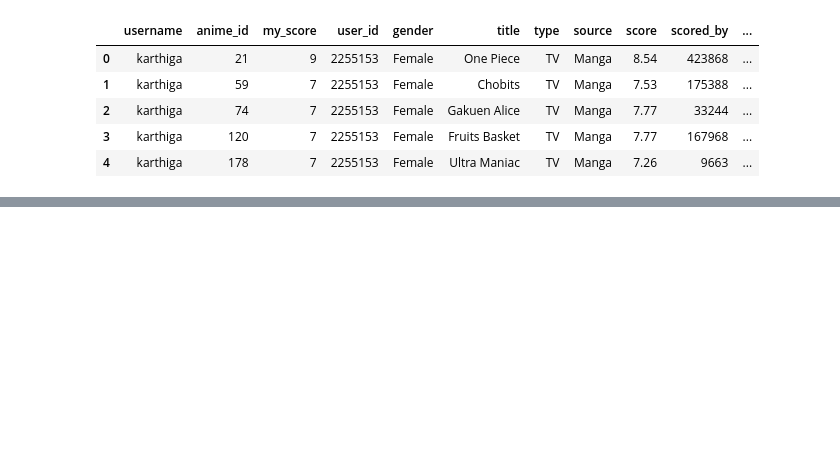
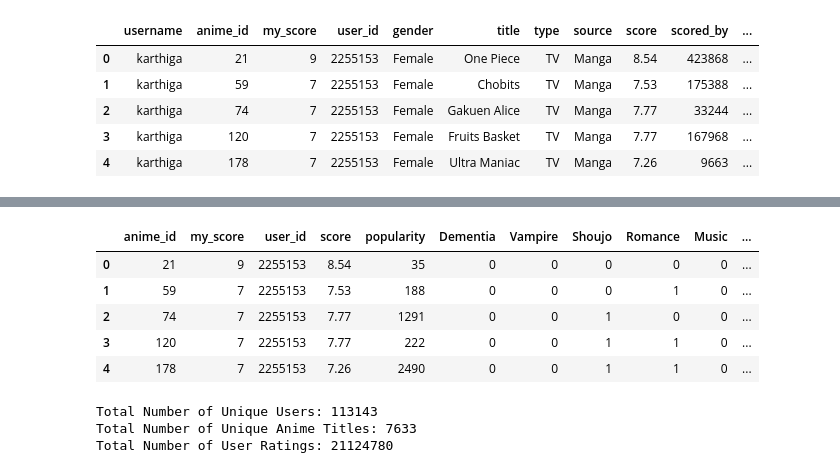
Before and after one commit to jchen257/CSE158_Assignment_2, a Jupyter notebook: anime.ipynb, the cells around one changed output, grey strips where cells are left out. Cells and saved outputs as stored; diff of their text form; code cells hidden in the pictures; blank space fills up the shorter version.

```diff
--- a/anime.ipynb
+++ b/anime.ipynb
@@ -203,6 +167,8 @@ Total Number of User Ratings: 23703692
 # plt.legend(title='Gender', fontsize=12, title_fontsize=14)
 # plt.tight_layout()
 # plt.show()
+# %%
+df = pd.read_csv('data/anime_dataset_encoded.csv')
 # %%
 df.head()
 # %% [output]
@@ -214,0 +289,23 @@ df.head()
+# %%
+# Create columns for each genre with 1 or 0
+for genre in unique_genres:
+    df[genre] = df['genre'].apply(lambda x: 1 if genre in x else 0)
+
+gender_values = ['Male', 'Female', 'Non-Binary']
+for gender in gender_values:
+    df[f'gender_{gender}'] = df['gender'].apply(lambda x: 1 if x == gender else 0)
+
+df.drop('scored_by', axis=1, inplace = True)
+df.drop('source', axis=1, inplace = True)
+df.drop('rank', axis=1, inplace = True)
+df_unique = df.drop_duplicates(subset='anime_id')
+
+anime_dict = dict(zip(df_unique['anime_id'], df_unique['title']))
+
+anime_dict
+
+df_unique_user = df.drop_duplicates(subset='username')
+
+user_dict = dict(zip(df_unique_user['user_id'], df_unique_user['username']))
+
+user_dict
@@ -214,0 +332,6 @@ df.head()
+# %%
+df.drop('title', axis=1, inplace = True)
+df.drop('type', axis=1, inplace = True)
+df.drop('genre', axis=1, inplace = True)
+df.drop('gender', axis=1, inplace = True)
+df.drop('username', axis=1, inplace = True)
@@ -215 +340,22 @@ df.head()
+# %%
+pd.set_option('display.max_columns', None)
+df.head()
+# %% [output]
+|  | anime_id | my_score | user_id | score | popularity | Dementia | Vampire | Shoujo | Romance | Music | ... |
+| 0 | 21 | 9 | 2255153 | 8.54 | 35 | 0 | 0 | 0 | 0 | 0 | ... |
+| 1 | 59 | 7 | 2255153 | 7.53 | 188 | 0 | 0 | 0 | 1 | 0 | ... |
+| 2 | 74 | 7 | 2255153 | 7.77 | 1291 | 0 | 0 | 1 | 0 | 0 | ... |
+| 3 | 120 | 7 | 2255153 | 7.77 | 222 | 0 | 0 | 1 | 1 | 0 | ... |
+| 4 | 178 | 7 | 2255153 | 7.26 | 2490 | 0 | 0 | 1 | 1 | 0 | ... |
+# %%
+unique_user = df['user_id'].nunique()
+unique_anime = df['anime_id'].nunique()
+num_ratings = len(df)
+print(f"Total Number of Unique Users: {unique_user}")
+print(f"Total Number of Unique Anime Titles: {unique_anime}")
+print(f"Total Number of User Ratings: {num_ratings}")
+# %% [output]
+Total Number of Unique Users: 113143
+Total Number of Unique Anime Titles: 7633
+Total Number of User Ratings: 21124780
 # %%
```
Also changed, not shown: parts of 29 cells of this notebook.
